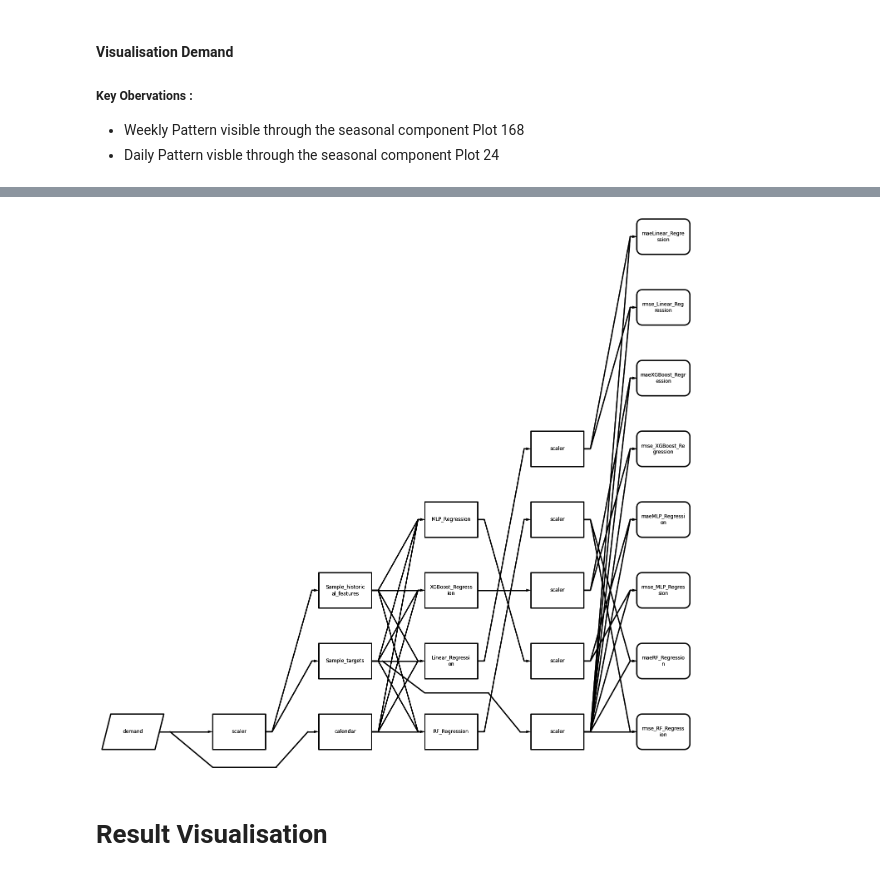
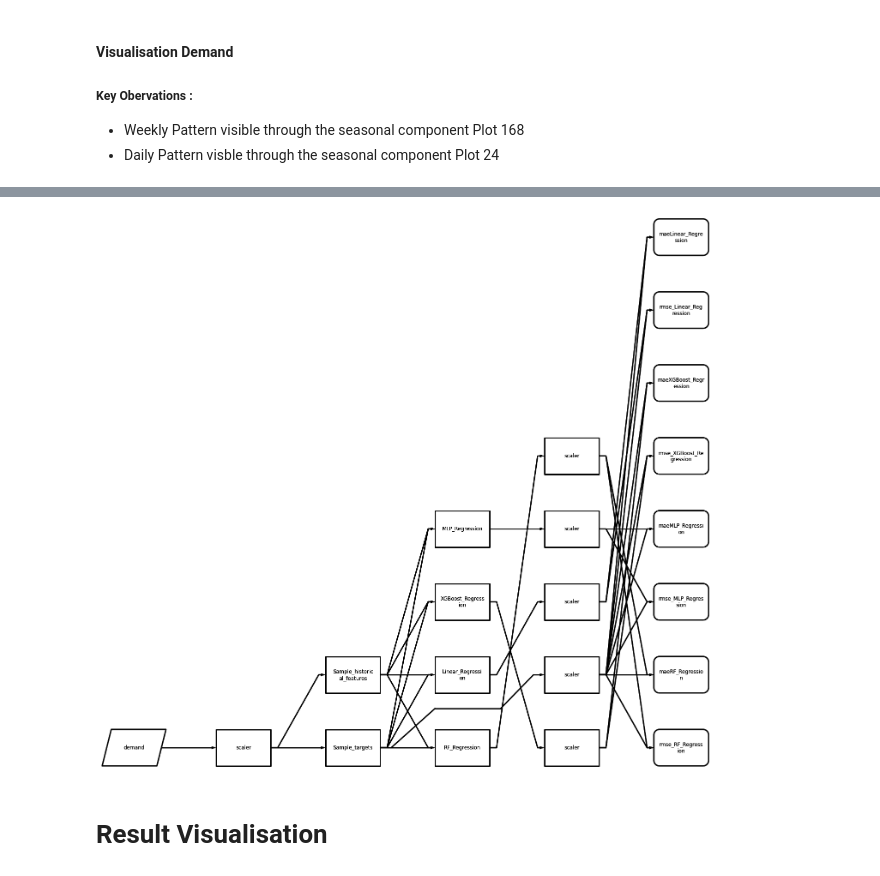
Before and after one commit to hertelm/uebung-2023-pyWATTS, a Jupyter notebook: uebung_pyWATTS.ipynb, the cells around one changed output, grey strips where cells are left out. Drawn from its saved outputs; the diff is of its cells as text; code cells hidden in the pictures.

```diff
--- a/uebung_pyWATTS.ipynb
+++ b/uebung_pyWATTS.ipynb
@@ -59,14 +67,19 @@ data.describe()
+# %%
+data[["demand","solar"]].head()
+
+data =  data[data.index > pd.to_datetime("2016-11-03",utc=True)]
+#data.plot()
 # %% [markdown]
 ### Compare Workingdays and Weekends
 # %% [markdown]
 #### Workingdays
 # %%
 #plots the first two weeks
-data["hourofday"] = data.index.hour
-data["days_since_start"] = [int(x/(24)) for x in range(0,len(data))]
+data["minute_of_the_day"] = data.index.hour * 60 + data.index.minute
+data["days_since_start"] = [int(x/(96)) for x in range(0,len(data))]
 data['weekday'] = data.index.weekday
 
-pivot = pd.pivot_table(data[data["weekday"] < 5], index=['hourofday'],columns=['days_since_start'], values=['demand'])[:-1]
+pivot = pd.pivot_table(data[data["weekday"] < 5], index=['minute_of_the_day'],columns=['days_since_start'], values=['demand'])[:-1]
 pivot["demand"].plot(legend=False,colormap="viridis")
 pivot.median(axis=1).plot(color="red")
 pivot.quantile(0.25,axis=1).plot(color="red",linestyle='dotted')
@@ -115,5 +151,0 @@ resplot = res.plot()
-# %%
-# residual load
-data["res_load"] = data["demand"] - data["solar"]
-res = sm.tsa.seasonal_decompose(data["res_load"][:2400], period=24)
-resplot = res.plot()
@@ -167,10 +192,10 @@ def get_forecasting_pipeline(forecast_horizon, historical_features,scope_var,skl
     forecast_pipeline = Pipeline(f"results/")
 
 
-    calendar = CalendarExtraction('calendar',continent="oceania",country='NewSouthWales',
-                                           features=[CalendarFeature.month_sine, CalendarFeature.month_cos,
-                                                     CalendarFeature.weekday_sine, CalendarFeature.weekday_cos,
-                                                     CalendarFeature.workday, CalendarFeature.holiday])(x=forecast_pipeline[scope_var])
+    #calendar = CalendarExtraction('calendar',continent="Europe", country="Germany",
+    #                                       features=[CalendarFeature.month_sine, CalendarFeature.month_cos,
+    #                                                 CalendarFeature.weekday_sine, CalendarFeature.weekday_cos,
+    #                                                 CalendarFeature.workday, CalendarFeature.holiday])(x=forecast_pipeline[scope_var])
 
     data_scaler = SKLearnWrapper(module=StandardScaler(), name="scaler")
     data_scaled = data_scaler(x=forecast_pipeline[scope_var])
@@ -186,7 +211,7 @@ def get_forecasting_pipeline(forecast_horizon, historical_features,scope_var,skl
     for forecaster in sklearn_wrappers:
         result_dict[forecaster.name] = forecaster(
         features=input,
-        calendar=calendar,
+       #calendar=calendar,
         target=target_scaled,
         )
 
@@ -204,30 +229,30 @@ def get_forecasting_pipeline(forecast_horizon, historical_features,scope_var,skl
     return forecast_pipeline, result_dict_unscaled , target
 # %%
 SCOPE_VARIABLE =  ["demand"]
-TRAINING_END = pd.Timestamp("2012-06-01")
+TRAINING_END = pd.Timestamp("2017-03-01")
 
 
 forecasters = [ SKLearnWrapper(module=RandomForestRegressor(), name="RF_Regression"),
                 SKLearnWrapper(module=MLPRegressor(hidden_layer_sizes=(256, 210, 150, 80, 64, 32), max_iter=1000),name="MLP_Regression"),
                 SKLearnWrapper(module=XGBRegressor(), name="XGBoost_Regression"),
                 SKLearnWrapper(module=LinearRegression(), name="Linear_Regression")
                 ]
 
 training_data = data[SCOPE_VARIABLE][:TRAINING_END]
 testing_data = data[SCOPE_VARIABLE][TRAINING_END:]
 
 pipeline, result, target = get_forecasting_pipeline(24,24,"demand",forecasters)
 
 
 res  = pipeline.train(training_data)
 
 res  = pipeline.test(testing_data)
 
 
 drawing = pipeline.draw()
 drawing.draw()
 # %% [output]
-[figure, old version]
+[figure, new version]
 # %% [markdown]
 # Result Visualisation
 # %%
```
Also changed, not shown: parts of 13 cells of this notebook.
